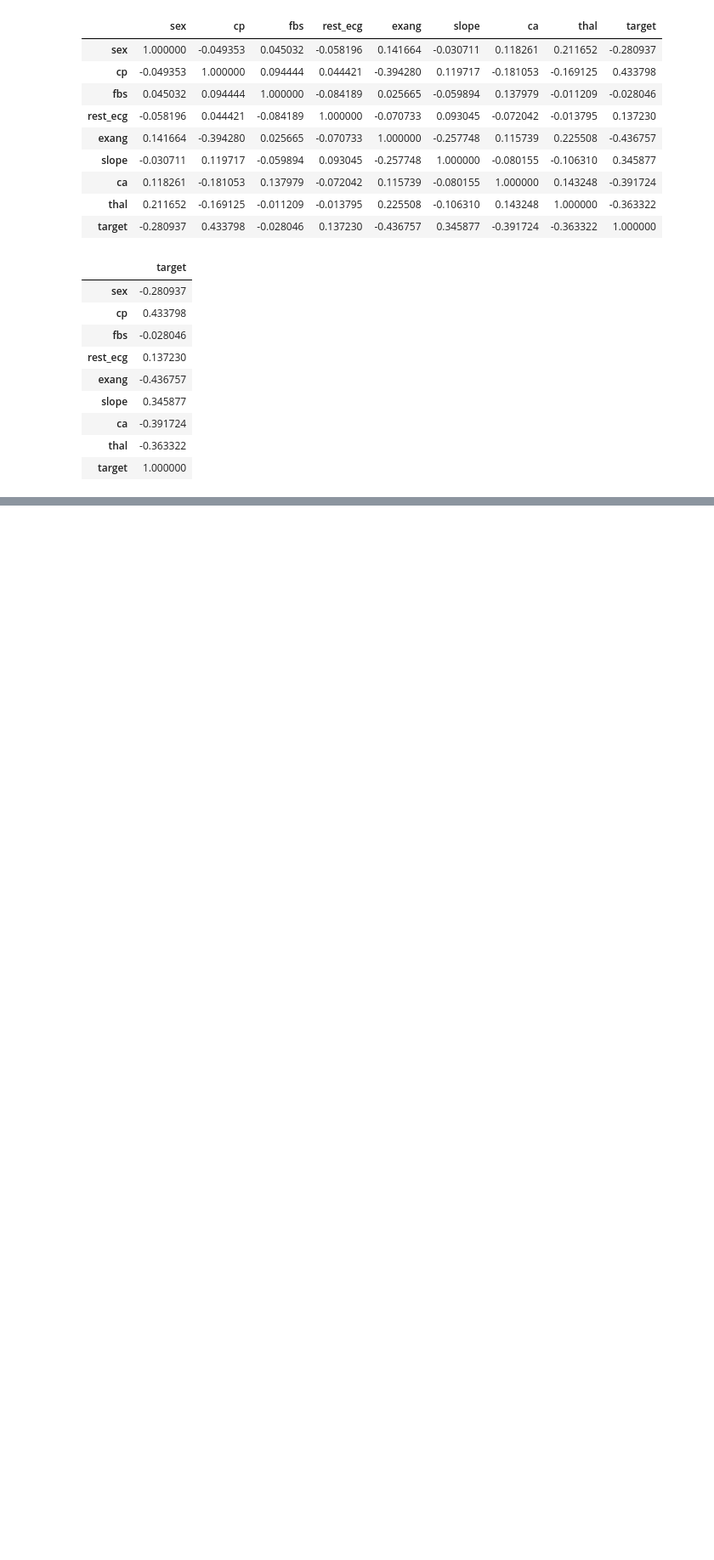
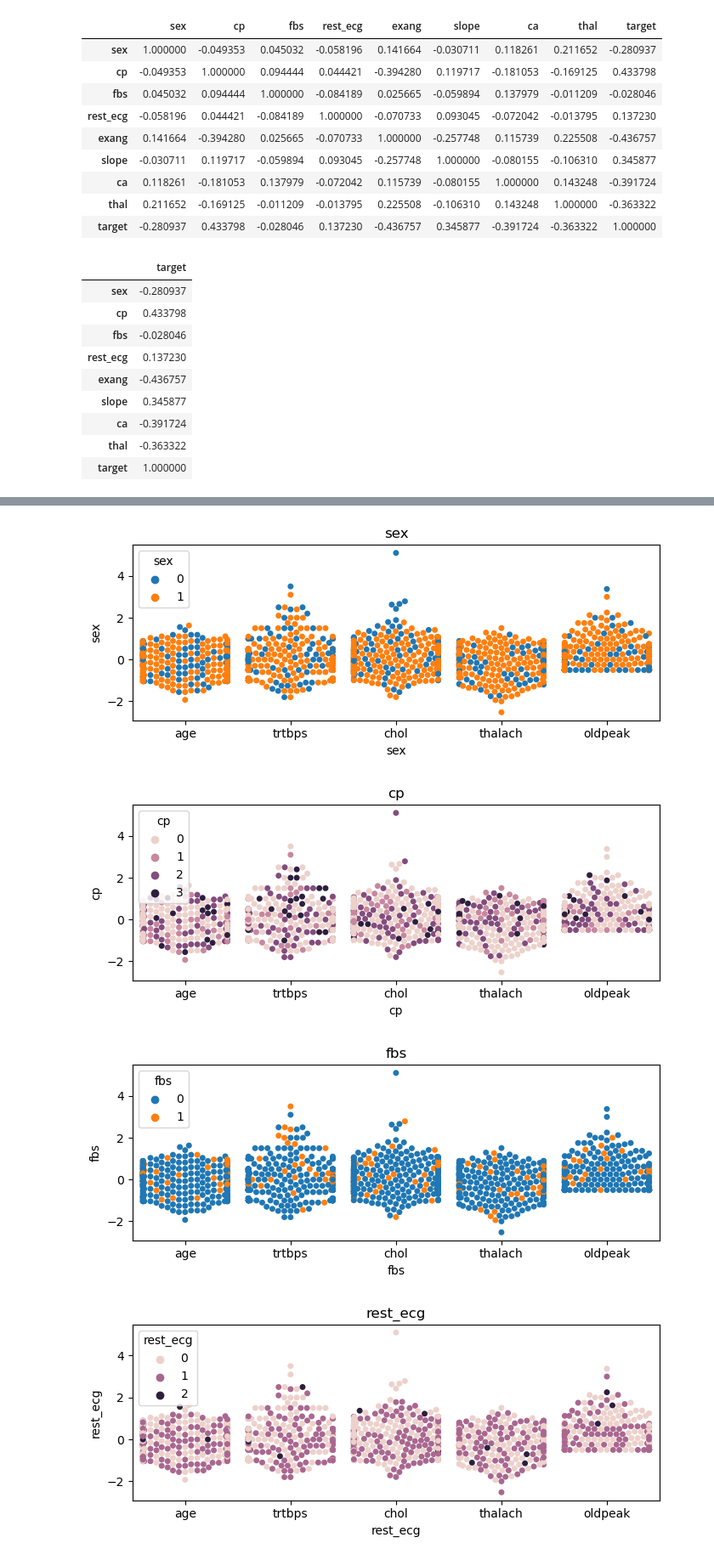
Before and after one commit to atibp1722/working-with-data, a Jupyter notebook: eda/eda.ipynb, the cells around one changed output, grey strips where cells are left out. Shown at 85% size. Drawn from its saved outputs; the diff is of its cells as text; code cells hidden in the pictures; blank space fills up the shorter version.

```diff
--- a/eda/eda.ipynb
+++ b/eda/eda.ipynb
@@ -398,0 +458,19 @@ plt.show()
+# %%
+for i in df[cat_vars]:
+    df2=pd.concat([scaled_new,df.loc[:,i]],axis=1)
+    melted=pd.melt(df2,id_vars=i,var_name='variables',value_name='value')
+
+    plt.figure(figsize=(7,3))
+    sns.swarmplot(x='variables',y='value',hue=i,data=melted)
+
+    plt.title(i)
+    plt.xlabel(i)
+    plt.ylabel(i)
+
+    plt.tight_layout()
+    plt.show()
+# %% [output]
+[figure, added]
+[figure, added]
+[figure, added]
+[figure, added]
```
Also changed, not shown: parts of 12 cells of this notebook.
